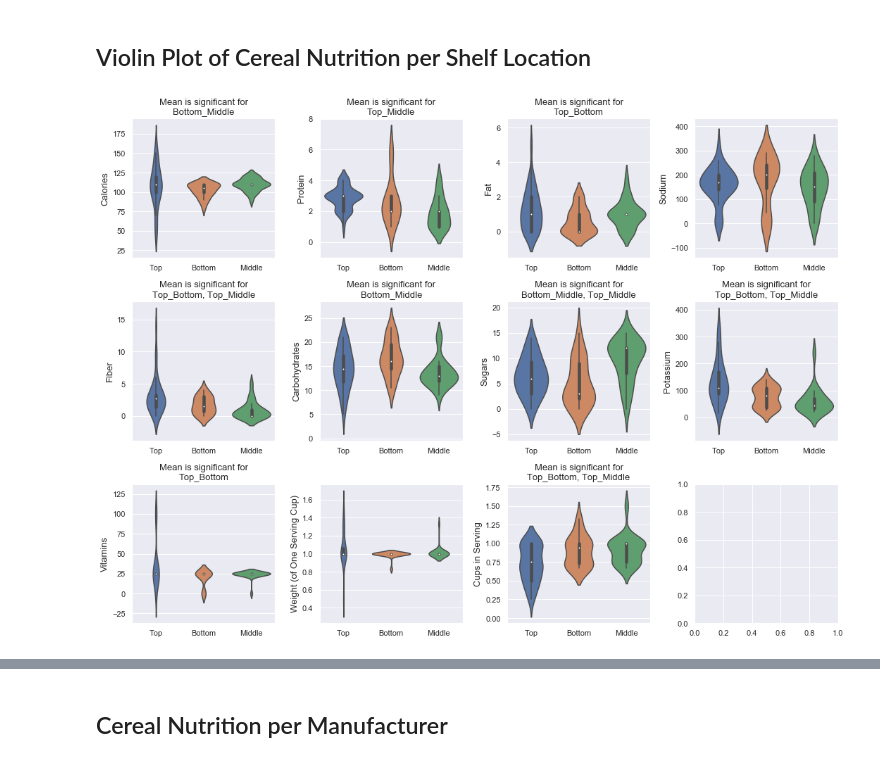
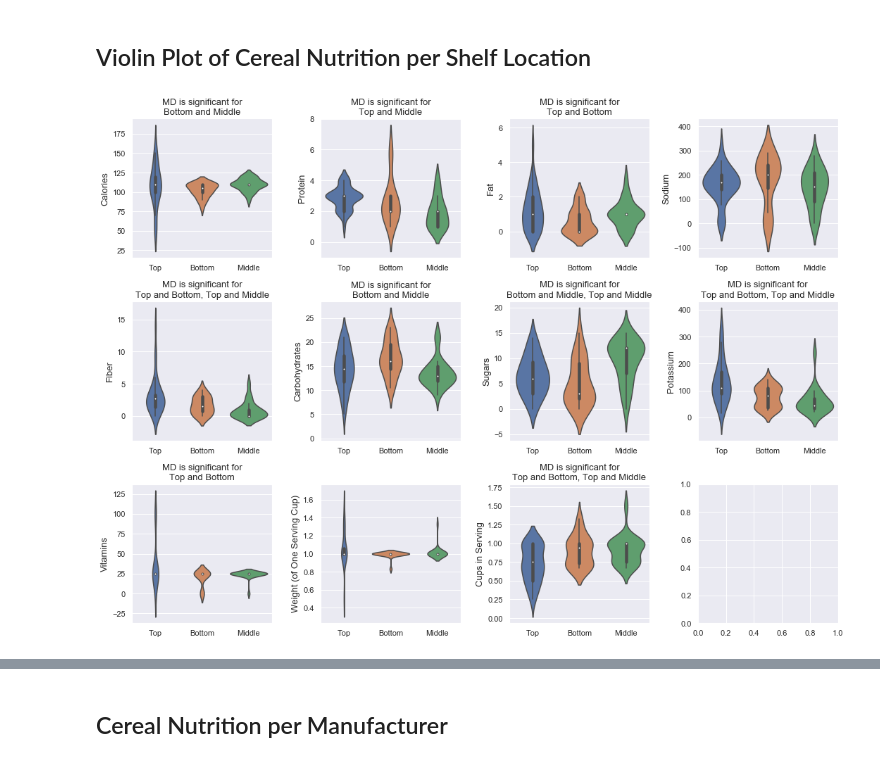
Before and after one commit to nphan20181/Cereal_EDA, a Jupyter notebook: cereal_eda.ipynb, the cells around one changed output, grey strips where cells are left out. Saved outputs shown, nothing was run; the diff lists cells and outputs as text; code cells hidden in the pictures.

Commit message:
Add files via upload
Changed description for mean difference on the violin plot of nutrient distribution.

```diff
--- a/cereal_eda.ipynb
+++ b/cereal_eda.ipynb
@@ -196,8 +199,12 @@ r = c = 0
 n = len(df_numeric.columns)
 n_cols = 4
 n_rows = round(n / n_cols)
+
+# compute number of rows for subplot
 if n_rows*n_cols < n:
     n_rows = n_rows + 1
+
+# create subplot
 fig, ax = plt.subplots(nrows=n_rows, ncols=n_cols, figsize=(15,11))
 
 for col_name in list(df_numeric.columns):
@@ -209,36 +216,36 @@ for col_name in list(df_numeric.columns):
     sig_label = []
     for index in shelf_index[:3]:   # compute t-test
         t, p = stats.ttest_ind(s_df[index[0]].dropna(), s_df[index[1]].dropna())
 
         # is there a significant difference in the mean of cereal nutrition between shelf locations
         if p < 0.05:
             sig = True
-            sig_label.append(shelf_def[index[0]] + '_' + shelf_def[index[1]])
+            sig_label.append(shelf_def[index[0]] + ' and ' + shelf_def[index[1]])
         else:
             sig = False
 
         # save the result to dataframe
         df_shelfs[col_name][index] = (round(t, 4), round(p, 4))
         df_shelfs[col_name][index + '_sig'] = sig
 
     # draw violin plot
     axis = ax[r, c]
     sns.violinplot(x='Shelf', y=col_name, data=df, ax=axis)
     axis.xaxis.label.set_visible(False)
     axis.yaxis.label.set_size(13)
 
     if len(sig_label) > 0:
-        axis.set_title('Mean is significant for\n' + ', '.join(map(str, sig_label)), size=13)
+        axis.set_title('MD is significant for\n' + ', '.join(map(str, sig_label)), size=13)
 
     # set next row and column
     c = c + 1
     if c > n_cols - 1:
         c = 0
         r = r + 1
 fig.tight_layout()
 plt.show()
 # %% [output]
-[figure, old version]
+[figure, new version]
 # %%
 df_shelfs
 # %% [output]
```
Also changed, not shown: parts of 2 cells of this notebook, 1 other file.
